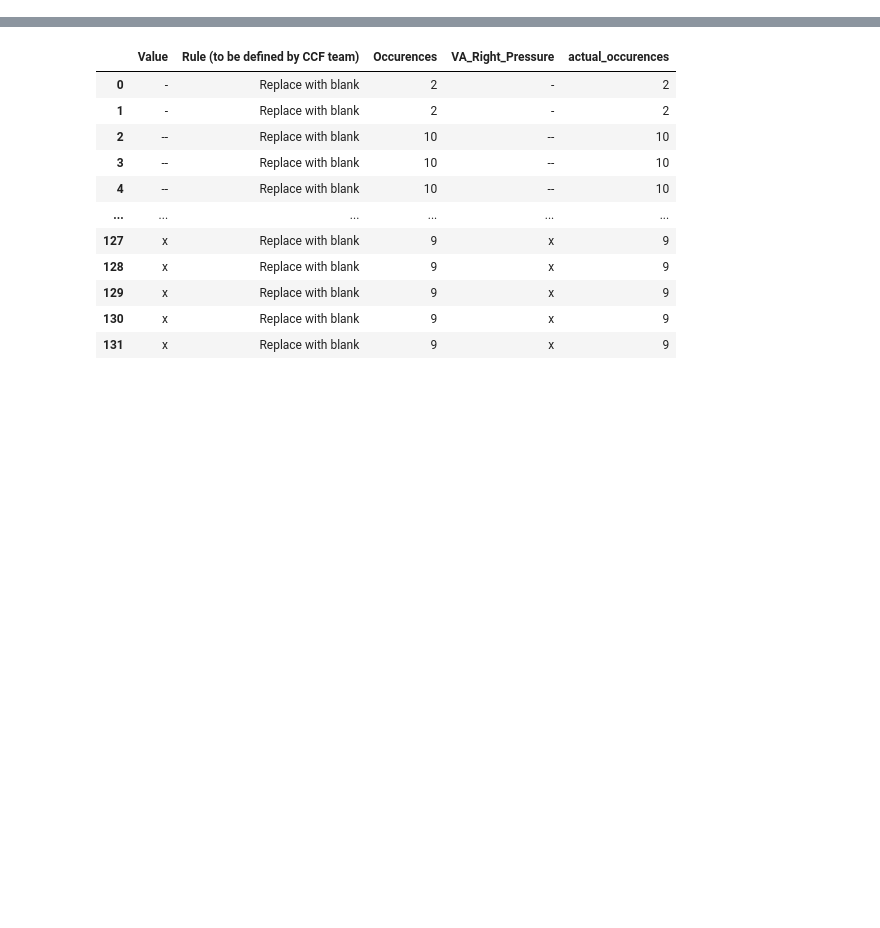
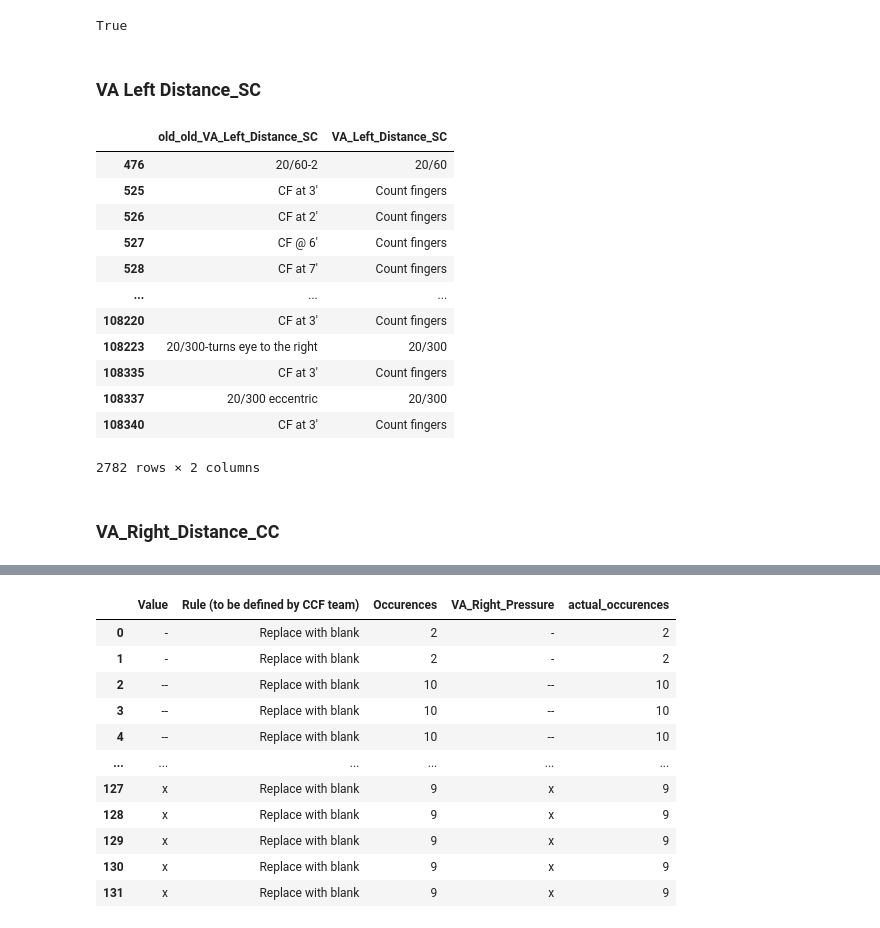
Before and after one commit to Pandatallc/clef-data-cleaning, a Jupyter notebook: notebooks/col_by_col.ipynb, the cells around one changed output, grey strips where cells are left out. Drawn from its saved outputs; the diff is of its cells as text; code cells hidden in the pictures; blank space fills up the shorter version.

```diff
--- a/notebooks/col_by_col.ipynb
+++ b/notebooks/col_by_col.ipynb
@@ -16,7 +16,7 @@ def display_check(result):
     old_col = result[0]
     new_cols = result[1]
     diff = old_col.compare(
-        new_cols[0], result_names=(f"old_{old_col.name}", new_cols[0].name)
+        new_cols[0], result_names=(f"{old_col.name}", new_cols[0].name)
     )
     if len(new_cols) > 1:
         idx = list(diff.index)
@@ -34,4 +34,2 @@ col_name = "VA_Right_Pressure"
-# %%
-df[col_name] = [try_strip(x) for x in df[col_name]]
 # %%
 col = df[col_name]
@@ -41,0 +41,31 @@ result = PatpopScrub(col, ins).clean()
+# %%
+len(check) == 2541
+# %% [output]
+True
+# %% [markdown]
+### VA Left Distance_SC
+# %%
+col_name = "VA_Left_Distance_SC"
+col = df[col_name]
+ins = instructions["ophthafterdxdate"][col_name]
+# %%
+result = PatpopScrub(col, ins).clean()
+check = display_check(result)
+# %%
+check
+# %% [output]
+|  | old_old_VA_Left_Distance_SC | VA_Left_Distance_SC |
+| 476 | 20/60-2 | 20/60 |
+| 525 | CF at 3' | Count fingers |
+| 526 | CF at 2' | Count fingers |
+| 527 | CF @ 6' | Count fingers |
+| 528 | CF at 7' | Count fingers |
+| ... | ... | ... |
+| 108220 | CF at 3' | Count fingers |
+| 108223 | 20/300-turns eye to the right | 20/300 |
+| 108335 | CF at 3' | Count fingers |
+| 108337 | 20/300 eccentric | 20/300 |
+| 108340 | CF at 3' | Count fingers |
+2782 rows × 2 columns
+# %% [markdown]
+### VA_Right_Distance_CC
```
Also changed, not shown: parts of 32 cells of this notebook, 4 other files.
